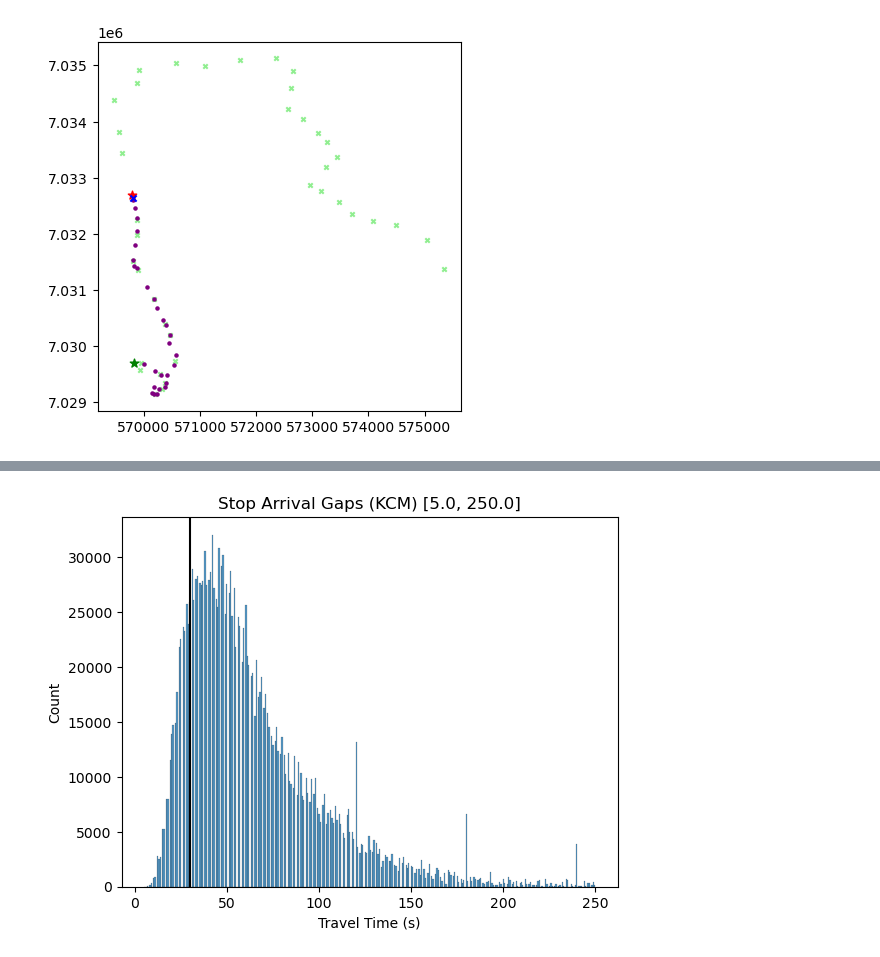
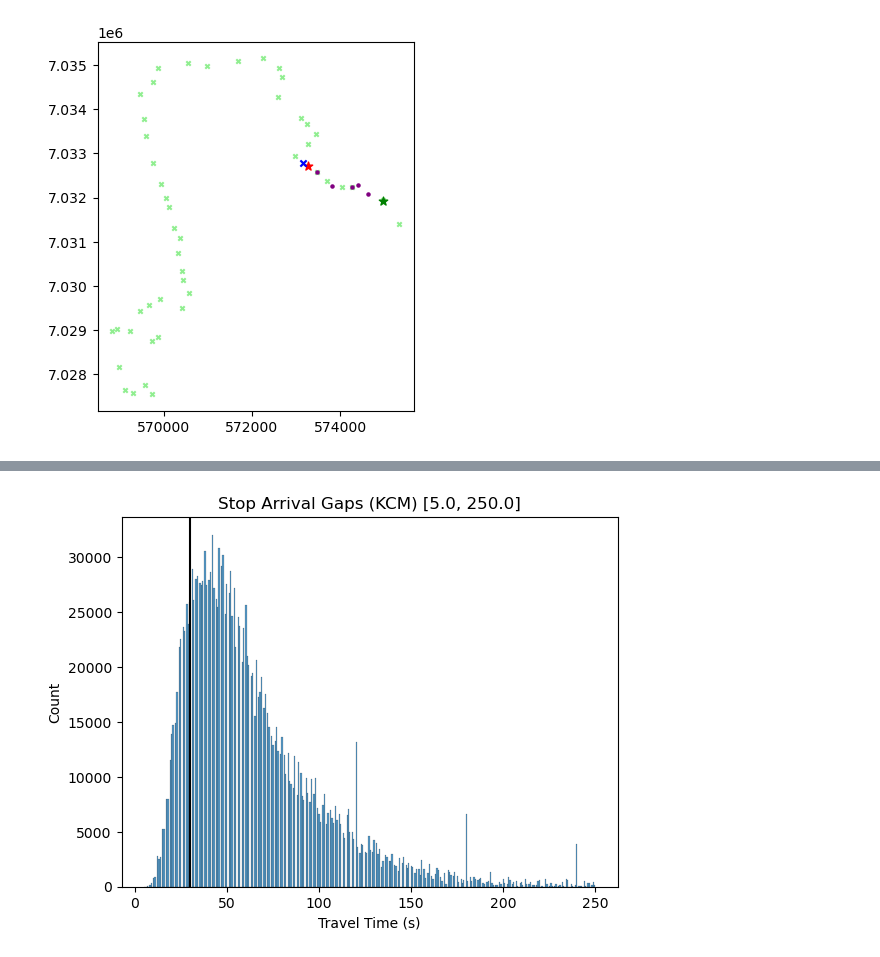
Before and after one commit to zackAemmer/generalizable_travel_times, a Jupyter notebook: src/explore_inputs.ipynb, the cells around one changed output, grey strips where cells are left out. Saved outputs shown, nothing was run; the diff lists cells and outputs as text; code cells hidden in the pictures.

```diff
--- a/src/explore_inputs.ipynb
+++ b/src/explore_inputs.ipynb
@@ -54,15 +64,15 @@ shape_utils.plot_gtfsrt_trip(axes, plot_data, kcm_inputs['config']['epsg'])
 # %%
 # Look at a single trip
 test_traces = atb_inputs['test_traces']
-shingle_data = test_traces[test_traces['shingle_id']==2]
+shingle_data = test_traces[test_traces['shingle_id']==31]
 shingle_data.head()
 # Plot overview of the shingle
 plot_data = shingle_data
 fig, axes = plt.subplots(1,1)
 shape_utils.plot_gtfs_trip(axes, plot_data['trip_id'].iloc[0], atb_inputs['gtfs_data'], atb_inputs['config']['epsg'])
 shape_utils.plot_gtfsrt_trip(axes, plot_data, atb_inputs['config']['epsg'])
 # %% [output]
-[figure, old version]
+[figure, new version]
 # %%
 # Look at grid features for a shingle
 importlib.reload(shape_utils)
```
Also changed, not shown: parts of 15 cells of this notebook, 6 other files.
